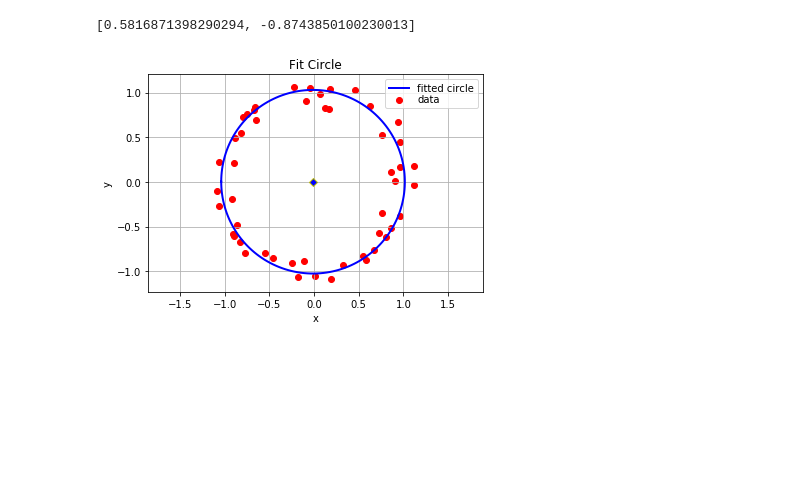
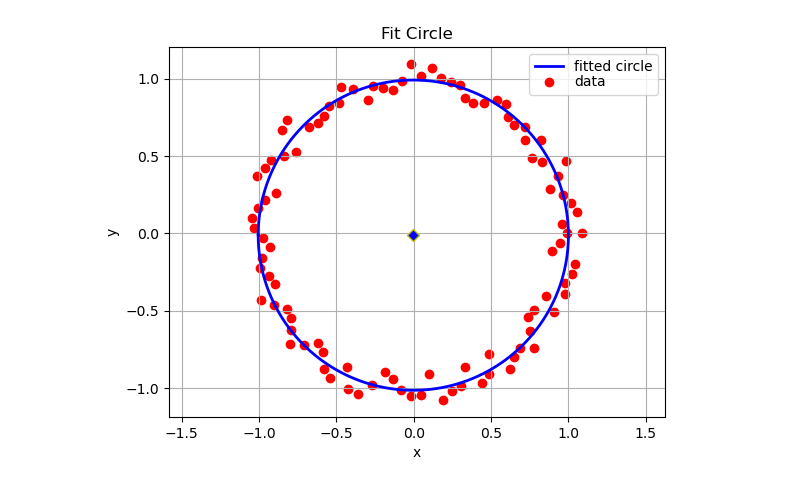
Before and after one commit to AlliedToasters/circle-fit, a Jupyter notebook: demo.ipynb, the cells around one changed output. Cells and saved outputs as stored; diff of their text form; code cells hidden in the pictures; blank space fills up the shorter version.

```diff
--- a/demo.ipynb
+++ b/demo.ipynb
@@ -2,13 +2,12 @@
 import circle_fit as cf
 import matplotlib.pyplot as plt
 import numpy as np
-from sklearn.datasets import make_circles
 
 def get_unit_circle():
-    data = make_circles(noise=.1, factor=.05)
-    idx = np.argwhere(data[1]==0)
-    x = data[0][idx, 0]
-    y = data[0][idx, 1]
+    phasor = np.e**(1j*np.linspace(0, 2*np.pi, 100))
+    phasor *= np.random.uniform(0.9, 1.1, 100)
+    x = phasor.real
+    y = phasor.imag
     return x, y
 
 x, y = get_unit_circle()
@@ -18,12 +18,9 @@ plt.scatter(x, y)
-# %%
-coords = [[x[i][0], y[i][0]] for i in range(len(x))]
-coords[0]
-# %% [output]
-[0.5816871398290294, -0.8743850100230013]
+# %%
+coords = np.column_stack((x, y))
 # %%
-xc,yc,r,s = cf.hyper_fit(coords)
+xc,yc,r,s = cf.hyperLSQ(coords)
 # %%
-cf.plot_data_circle(x,y,xc,yc,r)
+cf.plot_data_circle(coords,xc,yc,r)
 # %% [output]
-[figure, old version]
+[figure, new version]
 # %%
```
Also changed, not shown: parts of 9 cells of this notebook.
